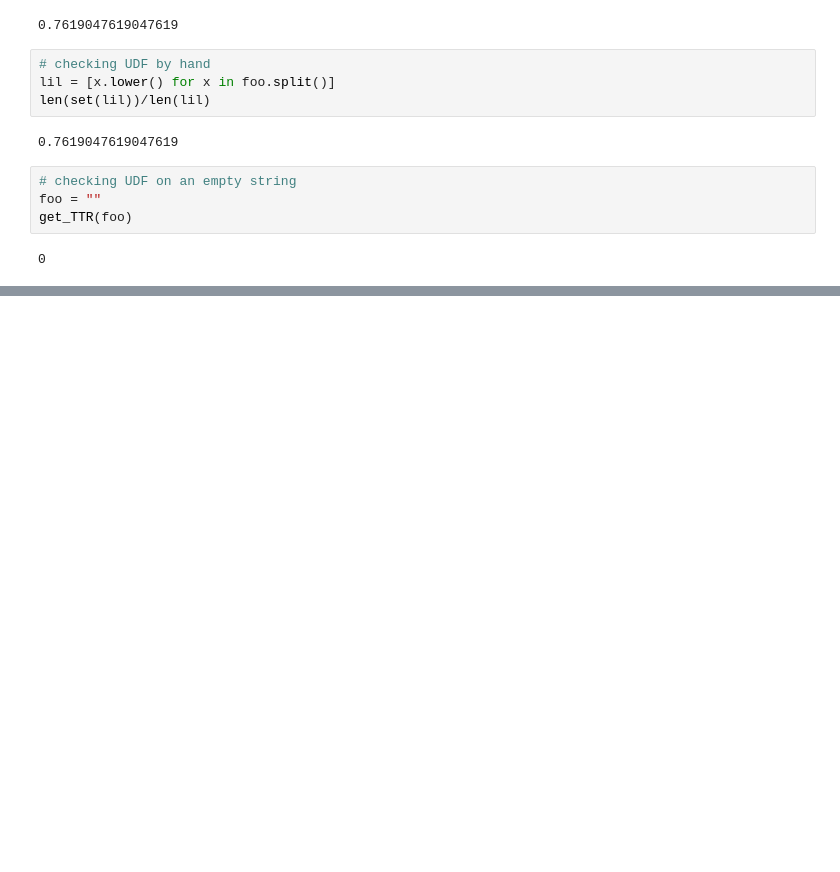
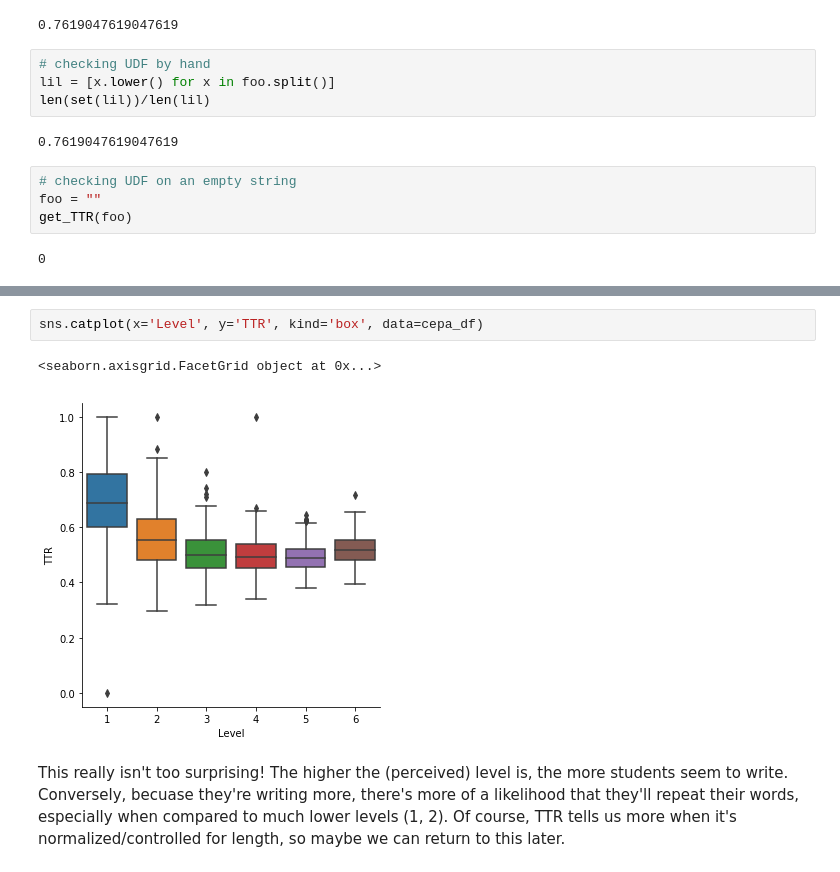
Before and after one commit to Data-Science-for-Linguists-2019/ESL-Article-Acquisition, a Jupyter notebook: exploratory-analysis/BALC_clean.ipynb, the cells around one changed output, grey strips where cells are left out. Drawn from its saved outputs; the diff is of its cells as text; blank space fills up the shorter version.

```diff
--- a/exploratory-analysis/BALC_clean.ipynb
+++ b/exploratory-analysis/BALC_clean.ipynb
@@ -669,0 +458,7 @@ balc_df.Original_Text[1783]
+# %%
+sns.catplot(x='Level', y='TTR', kind='box', data=cepa_df)
+# %% [output]
+<seaborn.axisgrid.FacetGrid object at 0x...>
+[figure, added]
+# %% [markdown]
+This really isn't too surprising! The higher the (perceived) level is, the more students seem to write. Conversely, becuase they're writing more, there's more of a likelihood that they'll repeat their words, especially when compared to much lower levels (1, 2). Of course, TTR tells us more when it's normalized/controlled for length, so maybe we can return to this later.
```
Also changed, not shown: parts of 121 cells of this notebook.
